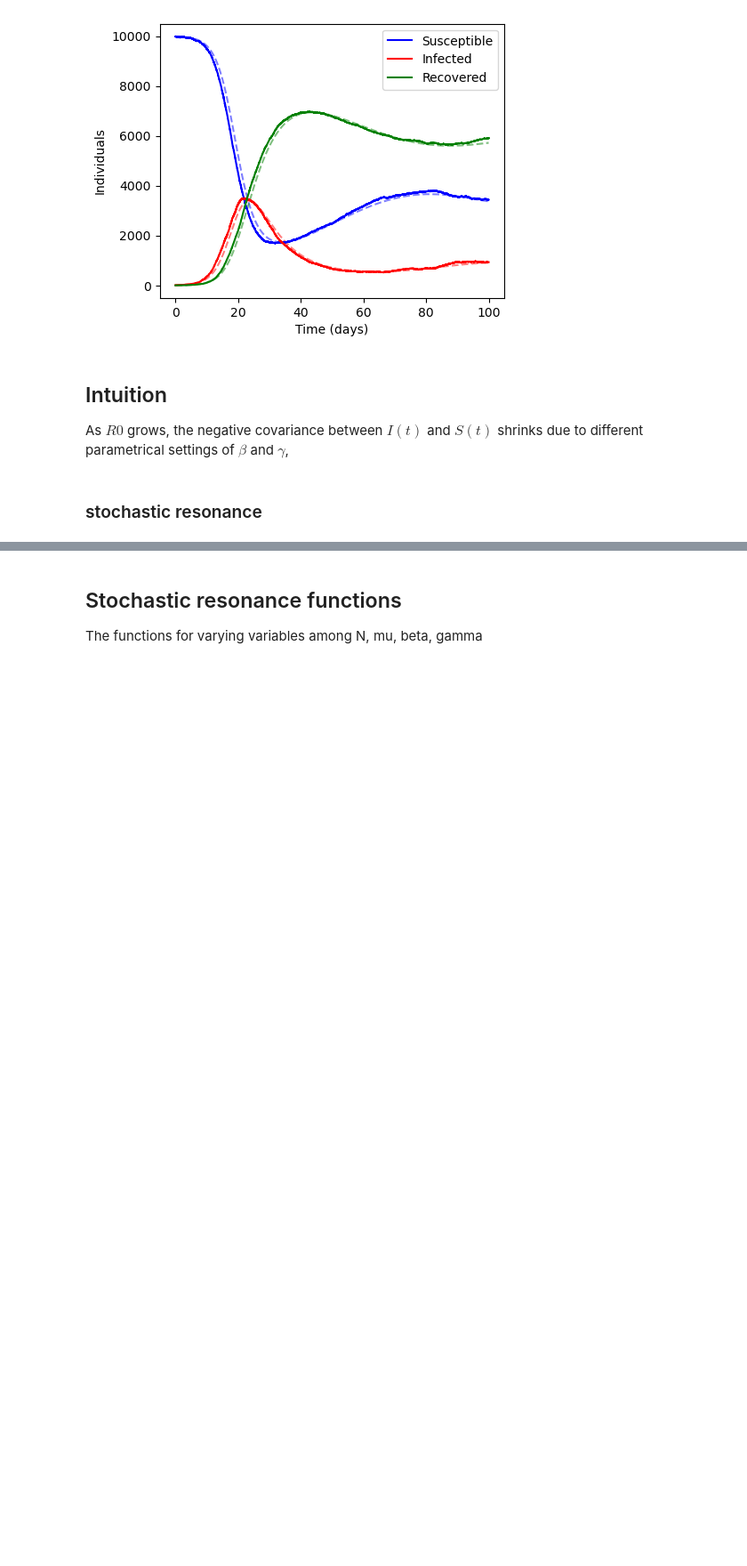
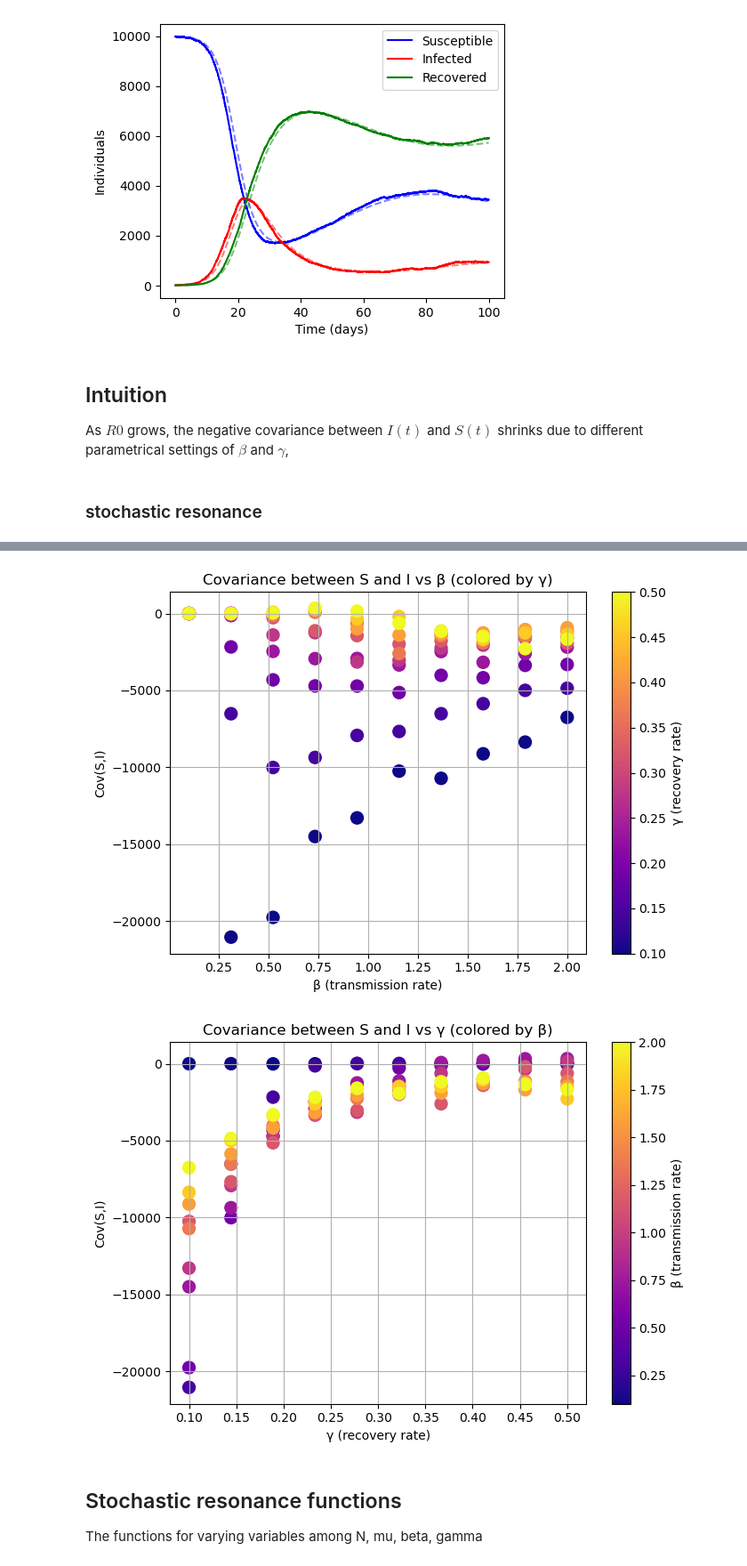
Before and after one commit to Jensen-25/intro_comp_sc_ass2, a Jupyter notebook: Version_jensen.ipynb, the cells around one changed output, grey strips where cells are left out. Shown at 89% size. Saved outputs shown, nothing was run; the diff lists cells and outputs as text; code cells hidden in the pictures; blank space fills up the shorter version.

```diff
--- a/Version_jensen.ipynb
+++ b/Version_jensen.ipynb
@@ -183,10 +184,10 @@ def gillespie_runs(I0, N, betas, gammas, mu, n_runs, max_time, rng):
 
     return results, interpolation_grid
 # %%
-def compute_means(all_S, all_I):
+def compute_statistics(all_S, all_I):
     all_S, all_I = np.array(all_S), np.array(all_I)
     I_mean = all_I.mean(axis=0)
     S_mean = all_S.mean(axis=0)
     I_var = all_I.var(axis=0)
-    cov_SI = np.mean((all_S - S_mean) * (all_I - I_mean), axis=0)
-    return I_mean, S_mean, I_var, cov_SI
+    cov_value = np.cov(S_mean, I_mean)[0, 1]
+    return I_mean, S_mean, I_var, cov_value
@@ -241,13 +230,13 @@ def plot_results(beta, gamma, interpolation_grid, all_S, all_I, S_d, I_d, N, n_r
 rng = np.random.default_rng(42)
 I0 = 10
 N = 1000
-betas = [0.5, 1.0, 2.0, 4.0, 5.0]
-gammas = [0.1, 0.5]
+betas = np.linspace(0.1, 2.0, 10)   # from 0.1 to 2.0 inclusive
+gammas = np.linspace(0.1, 0.5, 10)  # from 0.1 to 0.5 inclusive
 mu = 1/40
 n_runs = 10
 max_time = 50
 
 results, interpolation_grid = gillespie_runs(I0, N, betas, gammas, mu, n_runs, max_time, rng)
 
-for beta, gamma, all_S, all_I, S_d, I_d in results:
-    plot_results(beta, gamma, interpolation_grid, all_S, all_I, S_d, I_d, N, n_runs)
+# for beta, gamma, all_S, all_I, S_d, I_d in results:
+#     plot_results(beta, gamma, interpolation_grid, all_S, all_I, S_d, I_d, N, n_runs)
@@ -268,3 +243,40 @@ for beta, gamma, all_S, all_I, S_d, I_d in results:
+# %%
+# make pandas dataframe of the data
+cov_data = []
+for beta, gamma, all_S, all_I, S_d, I_d in results:
+    I_mean, S_mean, I_var, cov_value = compute_statistics(all_S, all_I)
+    R0 = beta / gamma
+    cov_data.append((beta, gamma, R0, cov_value, I_var))
+
+cov_df = pd.DataFrame(cov_data, columns=["β", "γ", "R₀", "Cov(S,I)", "Var(I)"])
+cov_df = cov_df.sort_values(by=["γ", "β"]).reset_index(drop=True)
+
+
+# Covariance
+plt.figure(figsize=(7, 5))
+sc = plt.scatter(cov_df["β"], cov_df["Cov(S,I)"],
+                 c=cov_df["γ"], cmap="plasma", s=100)
+plt.colorbar(sc, label="γ (recovery rate)")
+plt.xlabel("β (transmission rate)")
+plt.ylabel("Cov(S,I)")
+plt.title("Covariance between S and I vs β (colored by γ)")
+plt.grid(True)
+plt.tight_layout()
+plt.show()
+
+plt.figure(figsize=(7, 5))
+sc = plt.scatter(cov_df["γ"], cov_df["Cov(S,I)"],
+                 c=cov_df["β"], cmap="plasma", s=100)
+plt.colorbar(sc, label="β (transmission rate)")
+plt.xlabel("γ (recovery rate)")
+plt.ylabel("Cov(S,I)")
+plt.title("Covariance between S and I vs γ (colored by β)")
+plt.grid(True)
+plt.tight_layout()
+plt.show()
+# %% [output]
+[figure, added]
+[figure, added]
 # %% [markdown]
 ## Stochastic resonance functions ##
 The functions for varying variables among N, mu, beta, gamma
```
Also changed, not shown: parts of 17 cells of this notebook, 3 other files.
